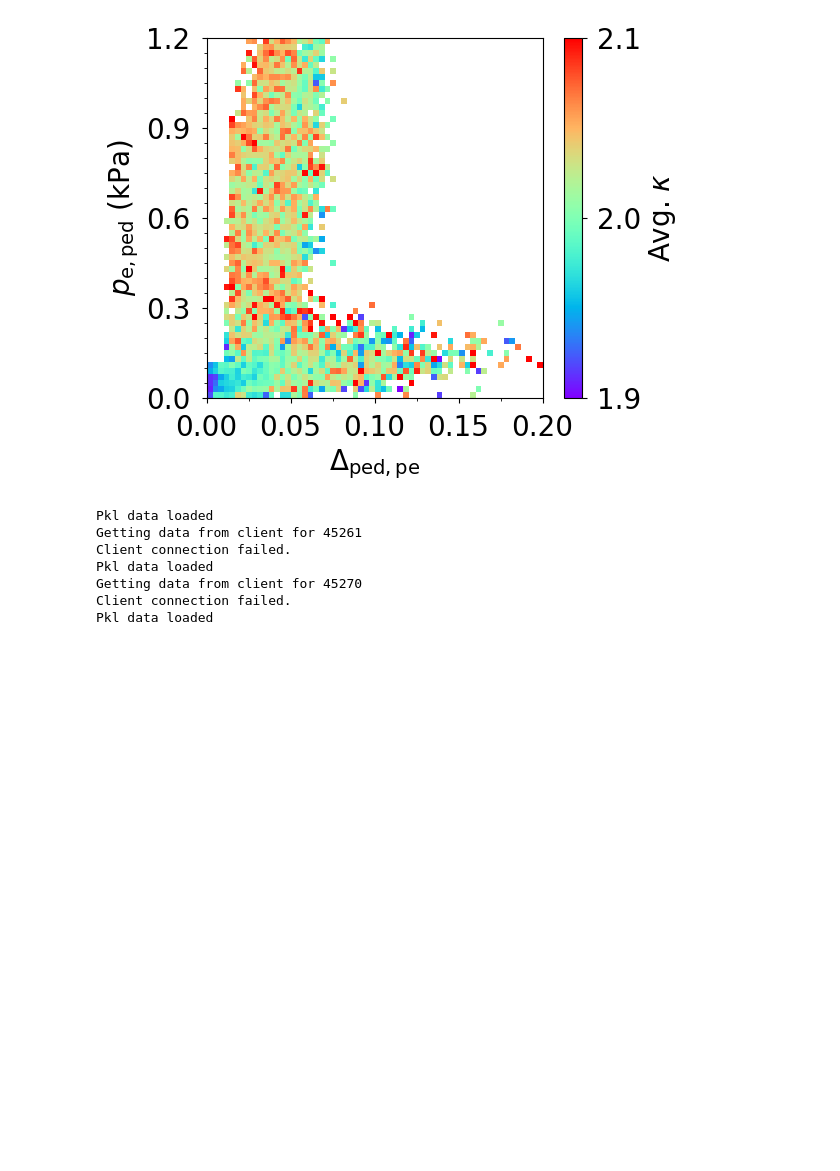
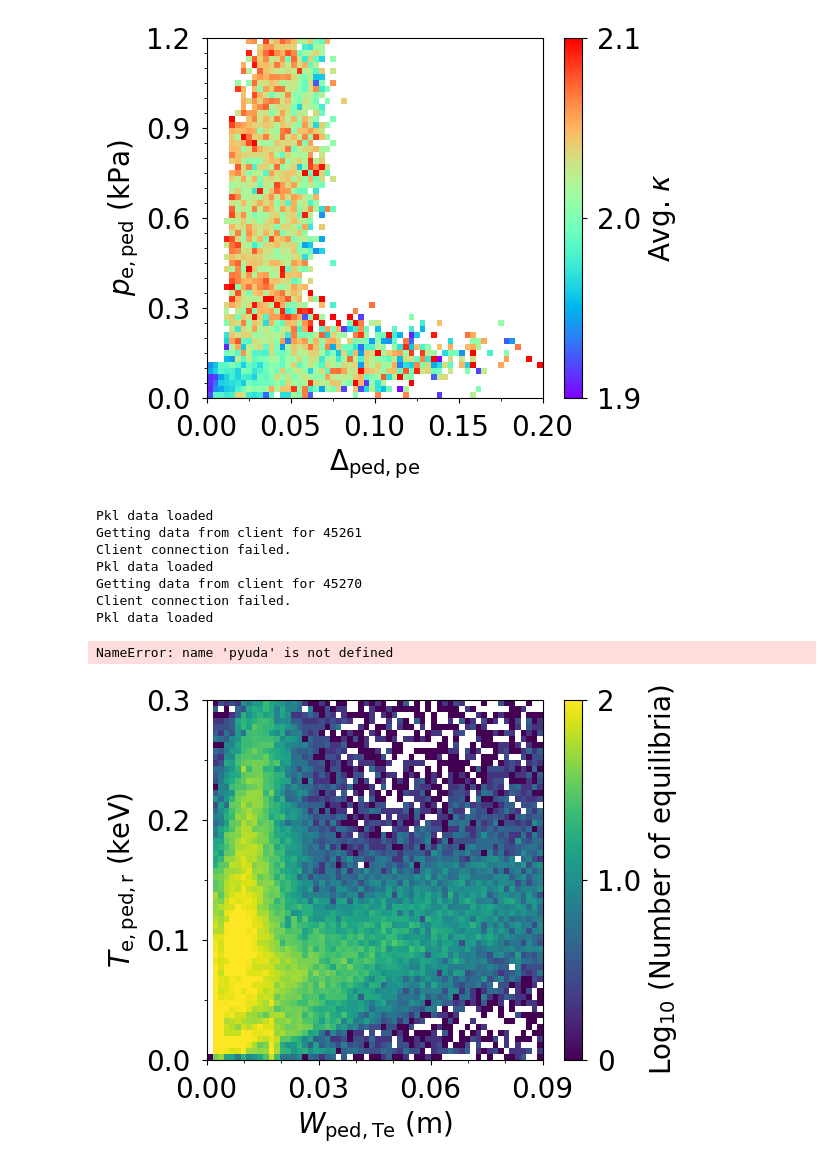
Before and after one commit to evrydayorsted/pedestal, a Jupyter notebook: main.ipynb, the cells around one changed output. Drawn from its saved outputs; the diff is of its cells as text; code cells hidden in the pictures; blank space fills up the shorter version.

```diff
--- a/main.ipynb
+++ b/main.ipynb
@@ -35,4 +35,10 @@ Pkl data loaded
 shots = [shot61, shot70, shot72]
 
 for i in shots:
-    i.fit(savefigure=True, showfigure=True, plotvsradius=True, plotvspsin=True)
+    i.fit(savefigure=True, showfigure=True, plotvsradius=True, plotvspsin=True, presetTimes[])
+# %% [output]
+NameError: name 'pyuda' is not defined
+# %%
+a.contourPlot(5)
+# %% [output]
+[figure, added]
```
Also changed, not shown: parts of 1 cell of this notebook, 3 other files.
